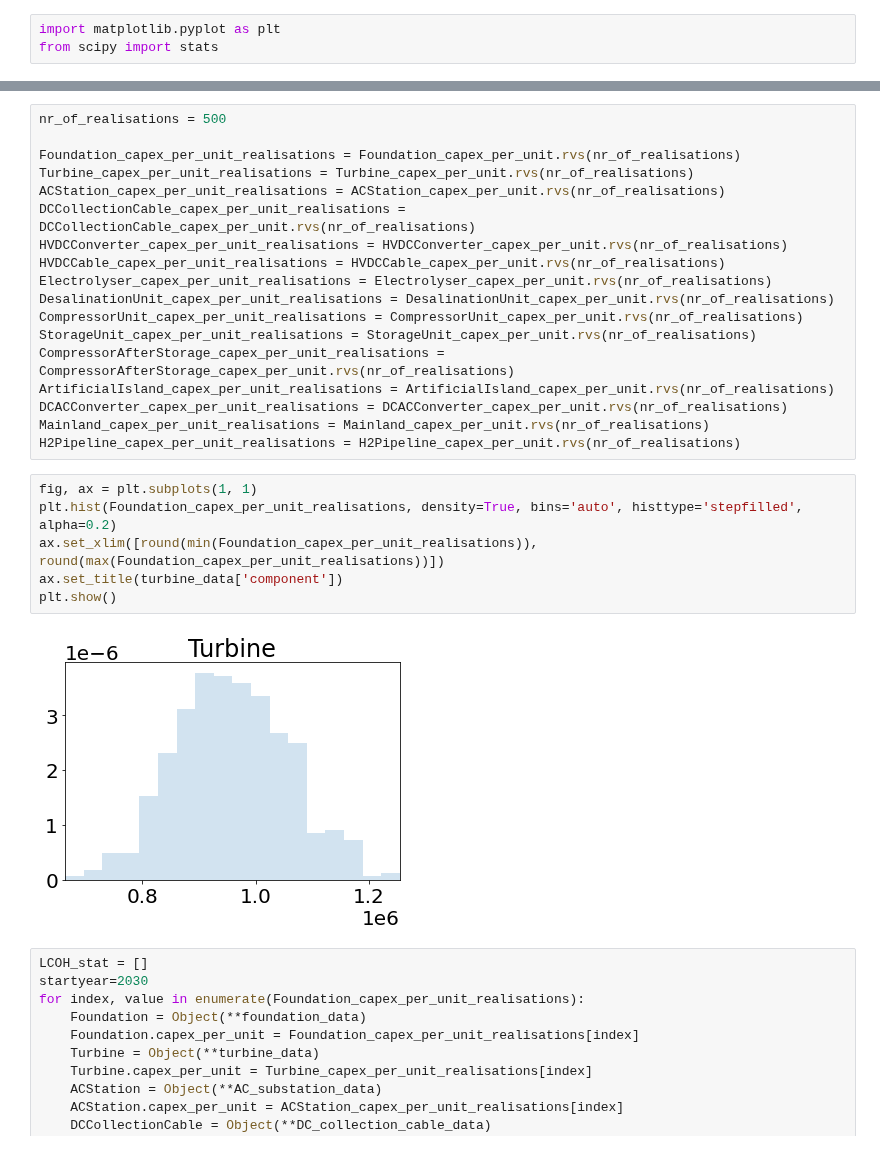
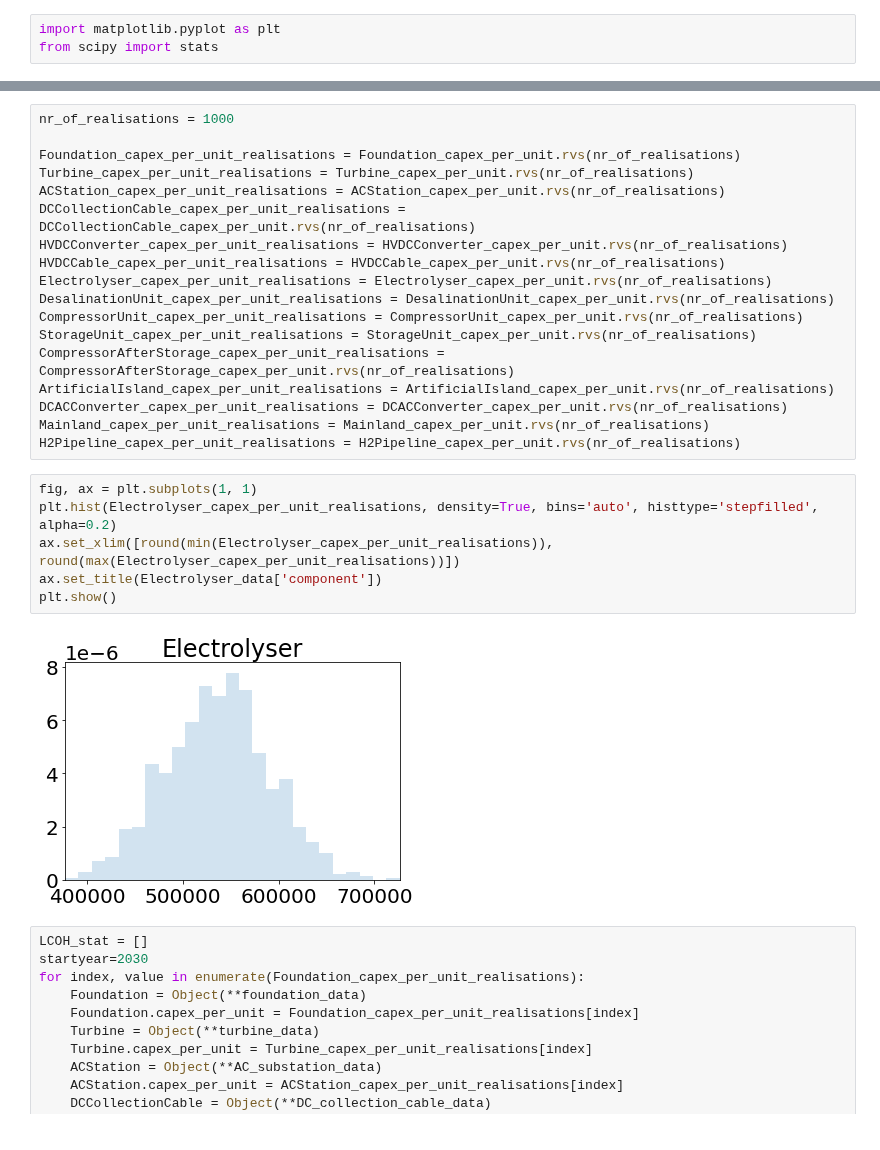
Before and after one commit to VanOord/OpenSCSim, a Jupyter notebook: MC Analysis & Sensitivity Analysis - Scenario 3.ipynb, the cells around one changed output, grey strips where cells are left out. Cells and saved outputs as stored; diff of their text form.

```diff
--- a/MC Analysis & Sensitivity Analysis - Scenario 3.ipynb
+++ b/MC Analysis & Sensitivity Analysis - Scenario 3.ipynb
@@ -1174,7 +1174,7 @@ DCACConverter_capex_per_unit = stats.norm(DCAC_converter_data['capex_per_unit'],
 Mainland_capex_per_unit = stats.norm(Mainland_data['capex_per_unit'], Mainland_data['capex_per_unit']*0.1)
 H2Pipeline_capex_per_unit = stats.norm(H2_pipeline_data['capex_per_unit'], H2_pipeline_data['capex_per_unit']*0.1)
 # %%
-nr_of_realisations = 500
+nr_of_realisations = 1000
 
 Foundation_capex_per_unit_realisations = Foundation_capex_per_unit.rvs(nr_of_realisations)
 Turbine_capex_per_unit_realisations = Turbine_capex_per_unit.rvs(nr_of_realisations)
@@ -1193,12 +1193,12 @@ Mainland_capex_per_unit_realisations = Mainland_capex_per_unit.rvs(nr_of_realisa
 H2Pipeline_capex_per_unit_realisations = H2Pipeline_capex_per_unit.rvs(nr_of_realisations)
 # %%
 fig, ax = plt.subplots(1, 1)
-plt.hist(Foundation_capex_per_unit_realisations, density=True, bins='auto', histtype='stepfilled', alpha=0.2)
-ax.set_xlim([round(min(Foundation_capex_per_unit_realisations)), round(max(Foundation_capex_per_unit_realisations))])
-ax.set_title(turbine_data['component'])
+plt.hist(Electrolyser_capex_per_unit_realisations, density=True, bins='auto', histtype='stepfilled', alpha=0.2)
+ax.set_xlim([round(min(Electrolyser_capex_per_unit_realisations)), round(max(Electrolyser_capex_per_unit_realisations))])
+ax.set_title(Electrolyser_data['component'])
 plt.show()
 # %% [output]
-[figure, old version]
+[figure, new version]
 # %%
 LCOH_stat = []
 startyear=2030
```
Also changed, not shown: parts of 5 cells of this notebook, 3 other files.
